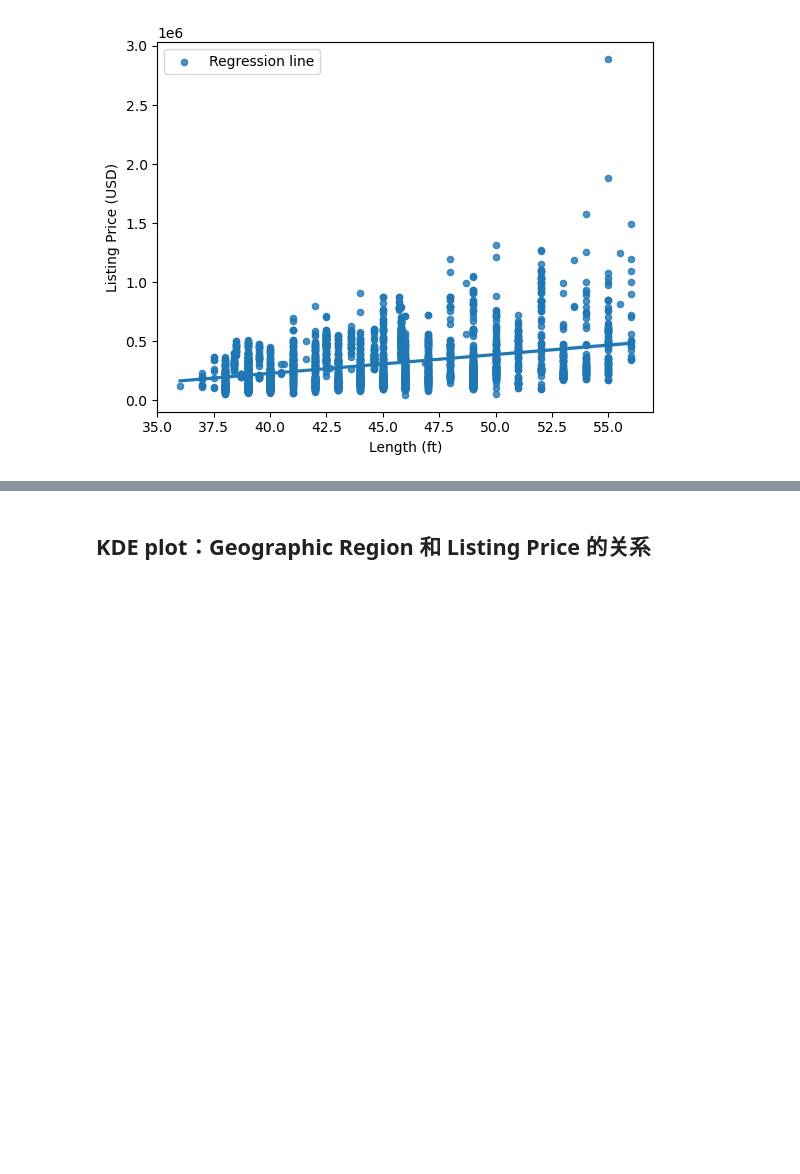
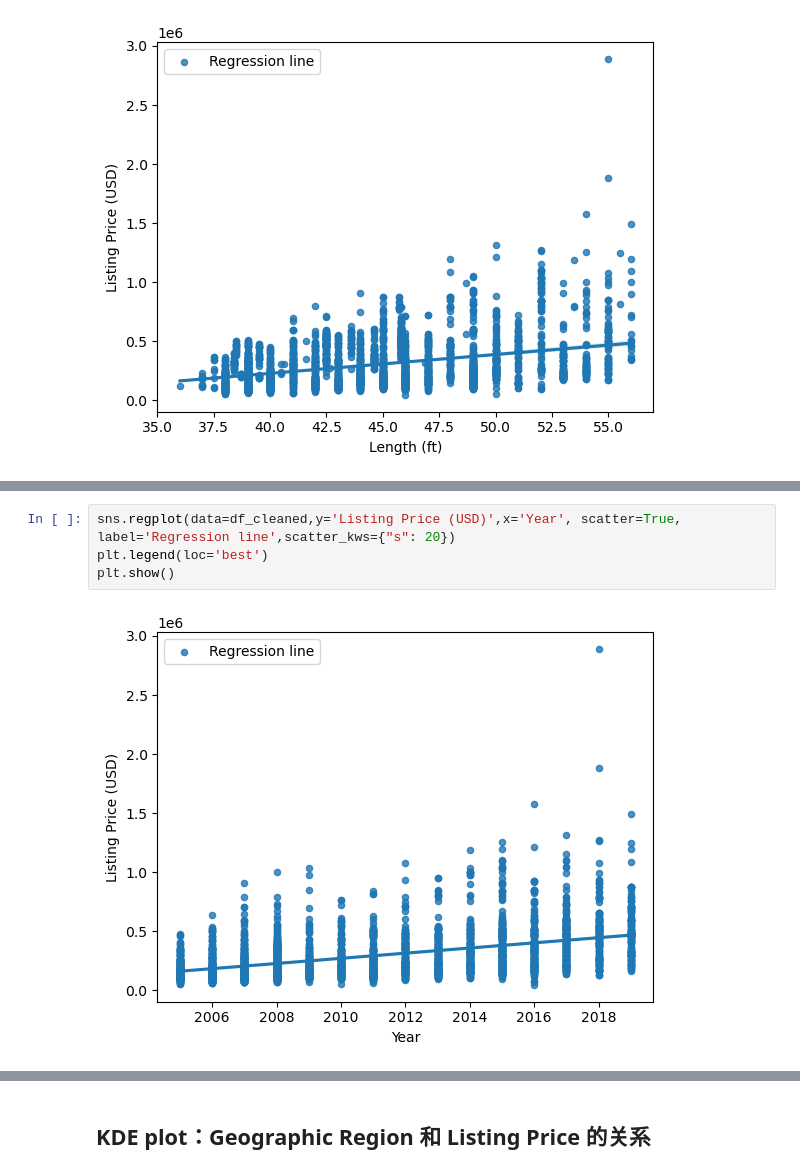
Before and after one commit to Mathematical-Jedi/2023-International-Mathematical-Model, a Jupyter notebook: zhangtongkai/data_preprocessing.ipynb, the cells around one changed output, grey strips where cells are left out. Drawn from its saved outputs; the diff is of its cells as text; blank space fills up the shorter version.

```diff
--- a/zhangtongkai/data_preprocessing.ipynb
+++ b/zhangtongkai/data_preprocessing.ipynb
@@ -115,0 +151,6 @@ plt.show()
+# %%
+sns.regplot(data=df_cleaned,y='Listing Price (USD)',x='Year', scatter=True, label='Regression line',scatter_kws={"s": 20})
+plt.legend(loc='best')
+plt.show()
+# %% [output]
+[figure, added]
```
Also changed, not shown: parts of 22 cells of this notebook, 1 other file.
